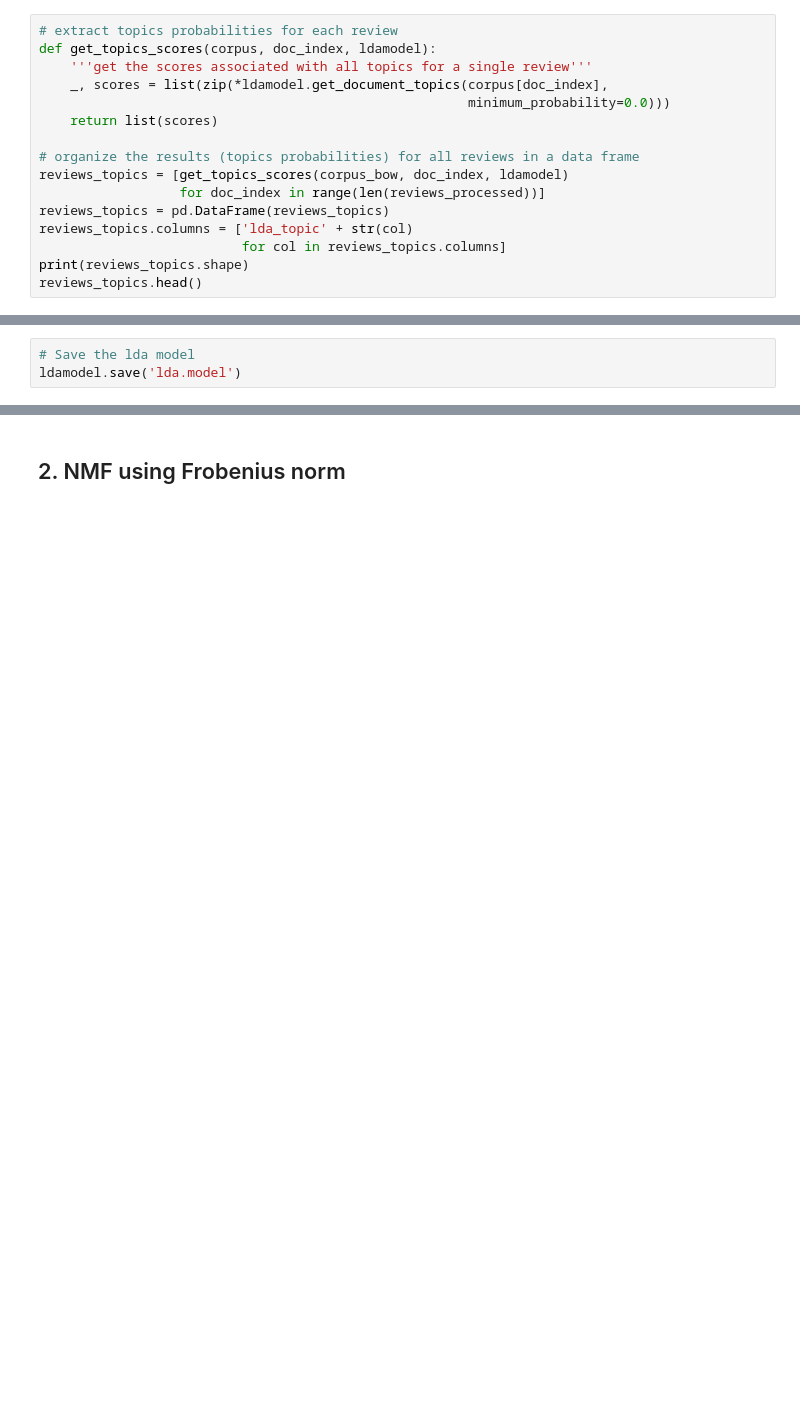
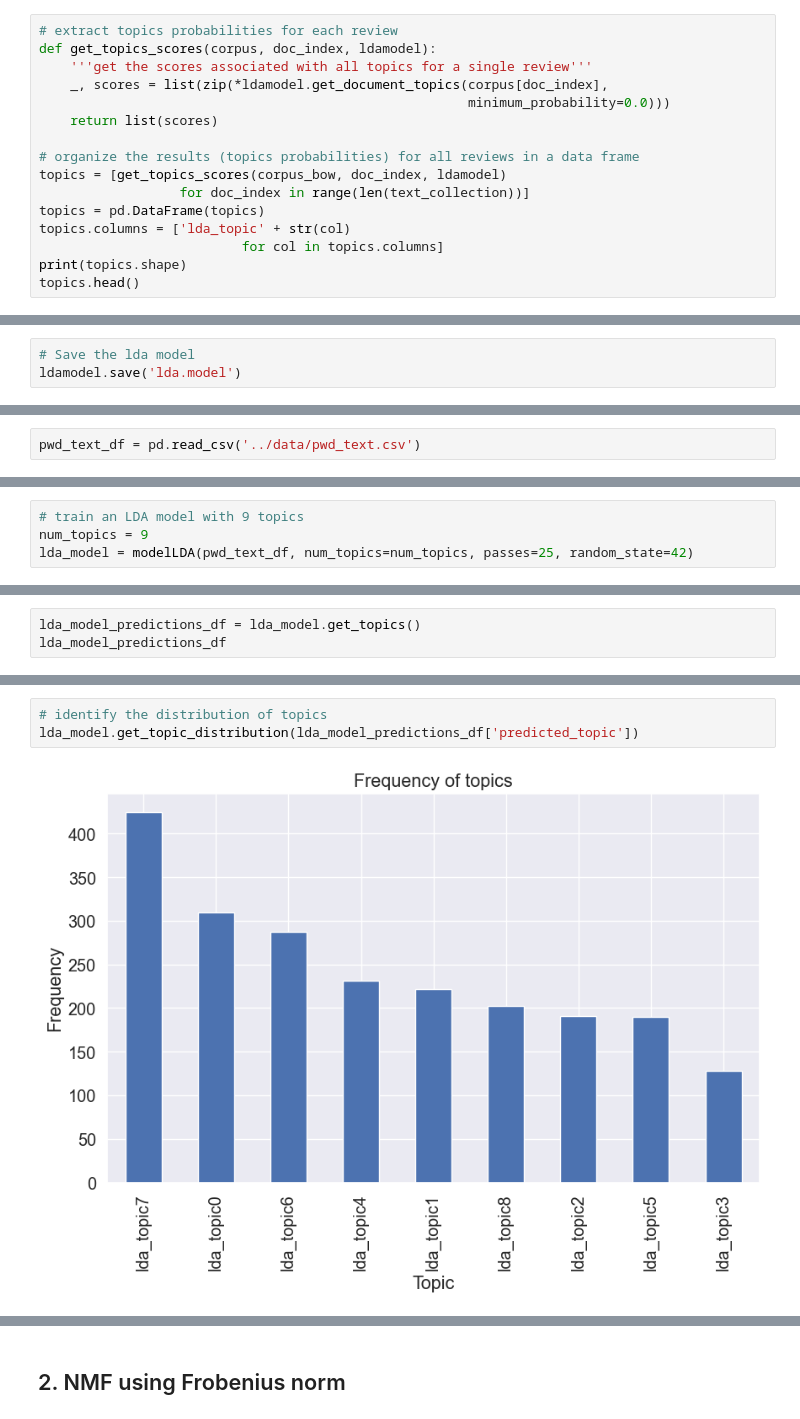
Before and after one commit to g-awaine/absa_lda, a Jupyter notebook: notebooks/aspect_modelling.ipynb, the cells around one changed output, grey strips where cells are left out. Drawn from its saved outputs; the diff is of its cells as text; blank space fills up the shorter version.

```diff
--- a/notebooks/aspect_modelling.ipynb
+++ b/notebooks/aspect_modelling.ipynb
@@ -236,13 +213,13 @@ def get_topics_scores(corpus, doc_index, ldamodel):
     return list(scores)
 
 # organize the results (topics probabilities) for all reviews in a data frame
-reviews_topics = [get_topics_scores(corpus_bow, doc_index, ldamodel)
-                  for doc_index in range(len(reviews_processed))]
-reviews_topics = pd.DataFrame(reviews_topics)
-reviews_topics.columns = ['lda_topic' + str(col)
-                          for col in reviews_topics.columns]
-print(reviews_topics.shape)
-reviews_topics.head()
+topics = [get_topics_scores(corpus_bow, doc_index, ldamodel)
+                  for doc_index in range(len(text_collection))]
+topics = pd.DataFrame(topics)
+topics.columns = ['lda_topic' + str(col)
+                          for col in topics.columns]
+print(topics.shape)
+topics.head()
 # %% [output]
 (2186, 12)
 |  | lda_topic0 | lda_topic1 | lda_topic2 | lda_topic3 | lda_topic4 | lda_topic5 | lda_topic6 | lda_topic7 | ... |
@@ -274,0 +392,2 @@ ldamodel.save('lda.model')
+# %%
+pwd_text_df = pd.read_csv('../data/pwd_text.csv')
@@ -274,0 +396,4 @@ ldamodel.save('lda.model')
+# %%
+# train an LDA model with 9 topics
+num_topics = 9
+lda_model = modelLDA(pwd_text_df, num_topics=num_topics, passes=25, random_state=42)
@@ -274,0 +427,3 @@ ldamodel.save('lda.model')
+# %%
+lda_model_predictions_df = lda_model.get_topics()
+lda_model_predictions_df
@@ -274,0 +468,5 @@ ldamodel.save('lda.model')
+# %%
+# identify the distribution of topics
+lda_model.get_topic_distribution(lda_model_predictions_df['predicted_topic'])
+# %% [output]
+[figure, added]
```
Also changed, not shown: parts of 17 cells of this notebook, 2 other files.
